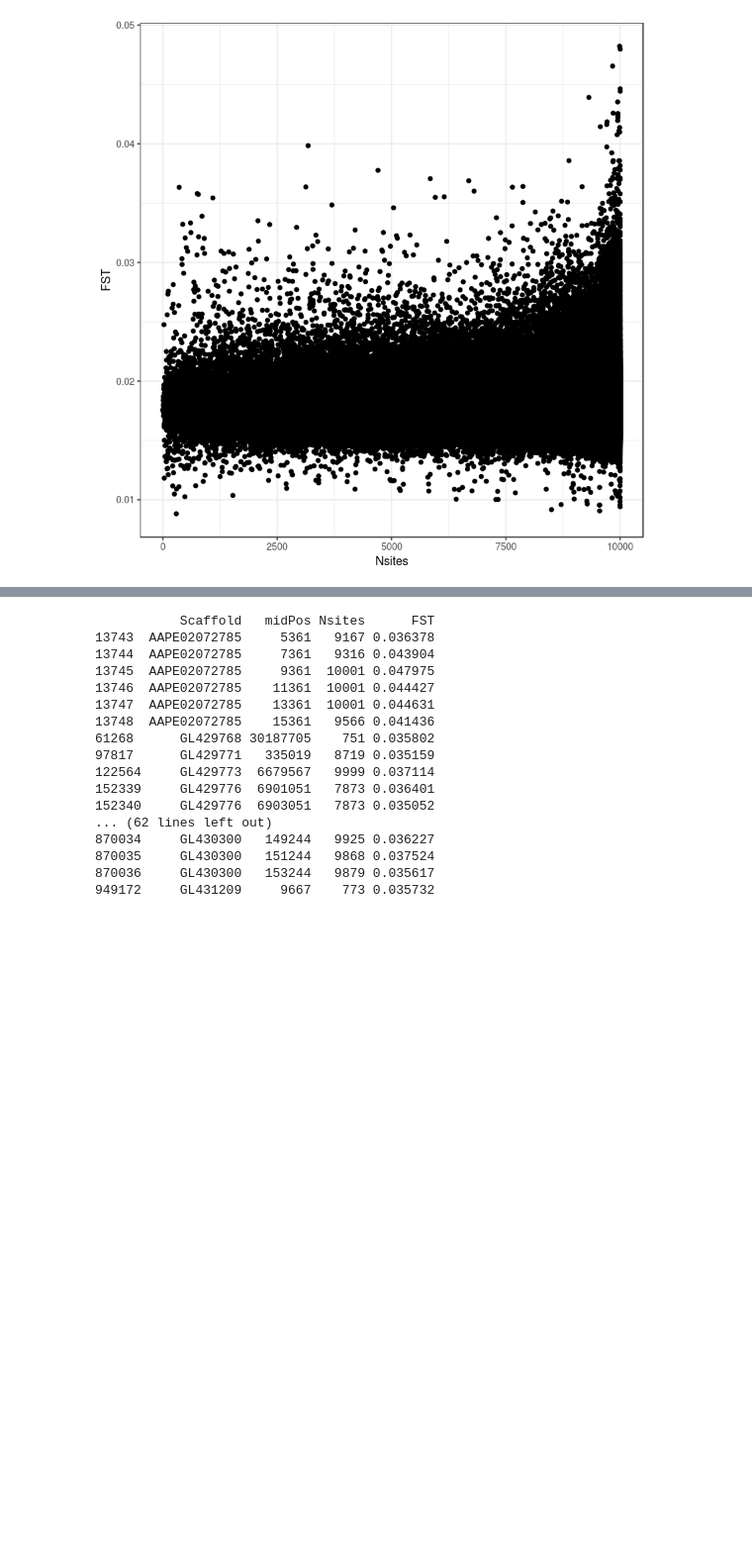
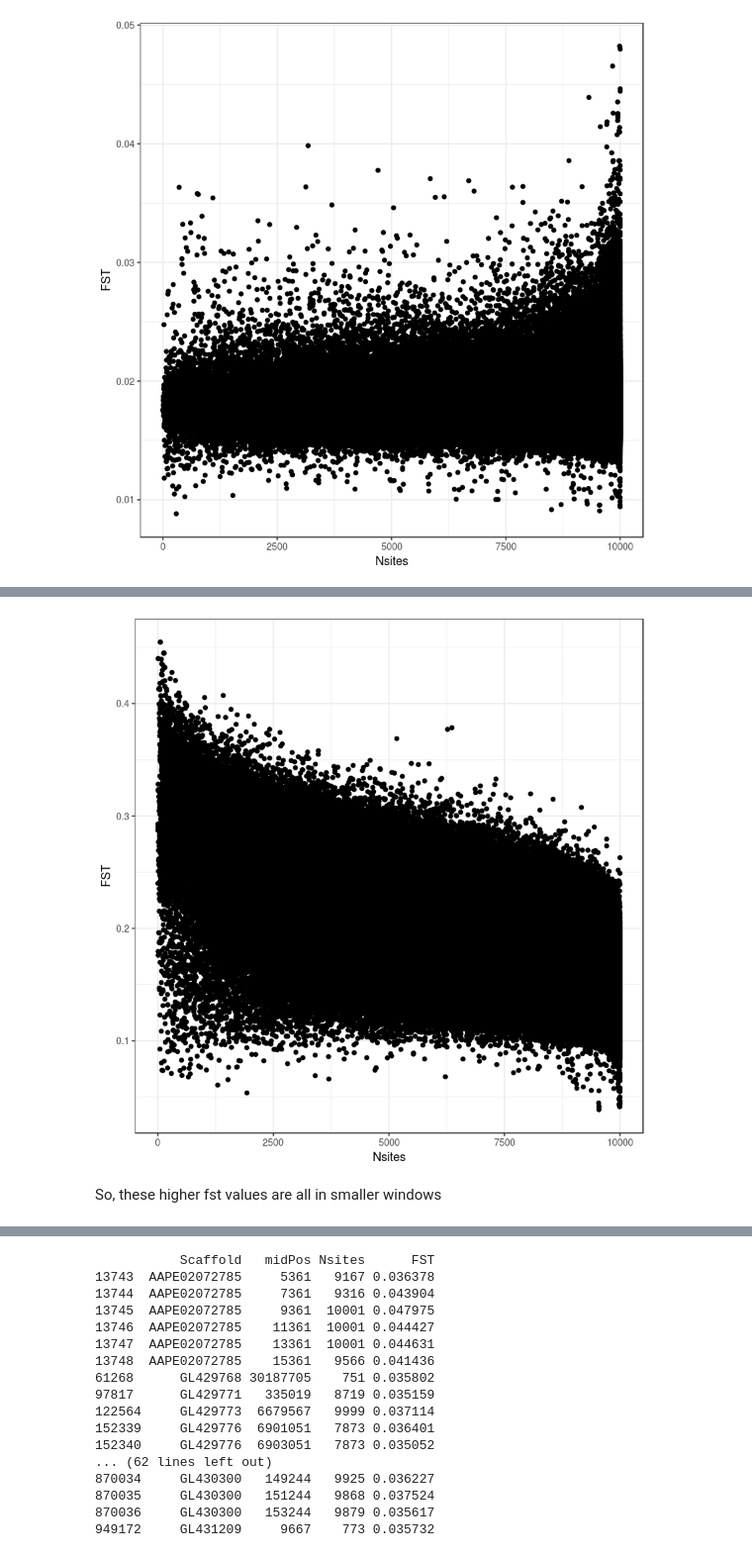
Before and after one commit to sagw/WNS_WGS, a Jupyter notebook: All_FST_plots.ipynb, the cells around one changed output, grey strips where cells are left out. Shown at 99% size. Saved outputs shown, nothing was run; the diff lists cells and outputs as text; code cells hidden in the pictures; blank space fills up the shorter version.

```diff
--- a/All_FST_plots.ipynb
+++ b/All_FST_plots.ipynb
@@ -46,0 +59,10 @@ plot1a
+# %%
+plotda=ggplot(data=NJD, aes(x=Nsites, y=FST))+
+  geom_point(data=NJD)+
+  theme_bw()
+# %%
+plotda
+# %% [output]
+[figure, added]
+# %% [markdown]
+So, these higher fst values are all in smaller windows
```
Also changed, not shown: parts of 11 cells of this notebook, 2 other files.
